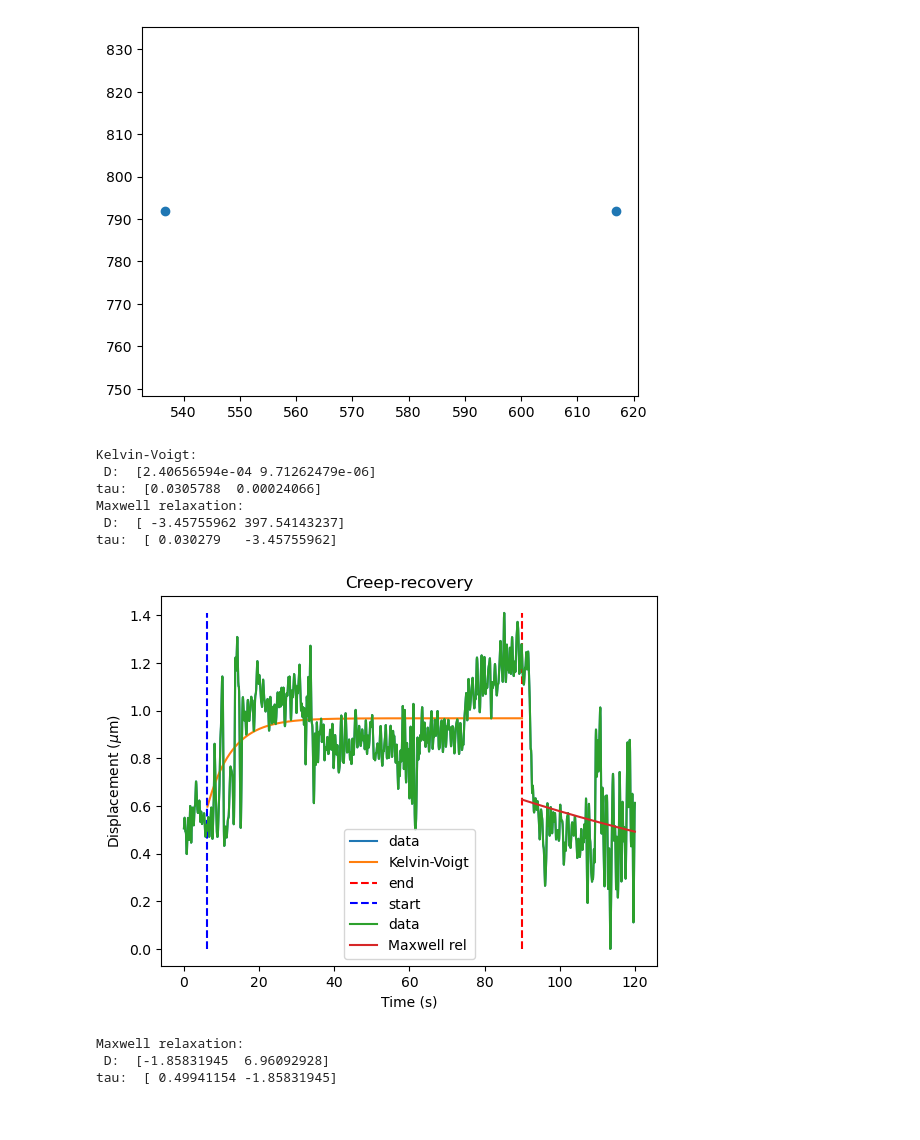
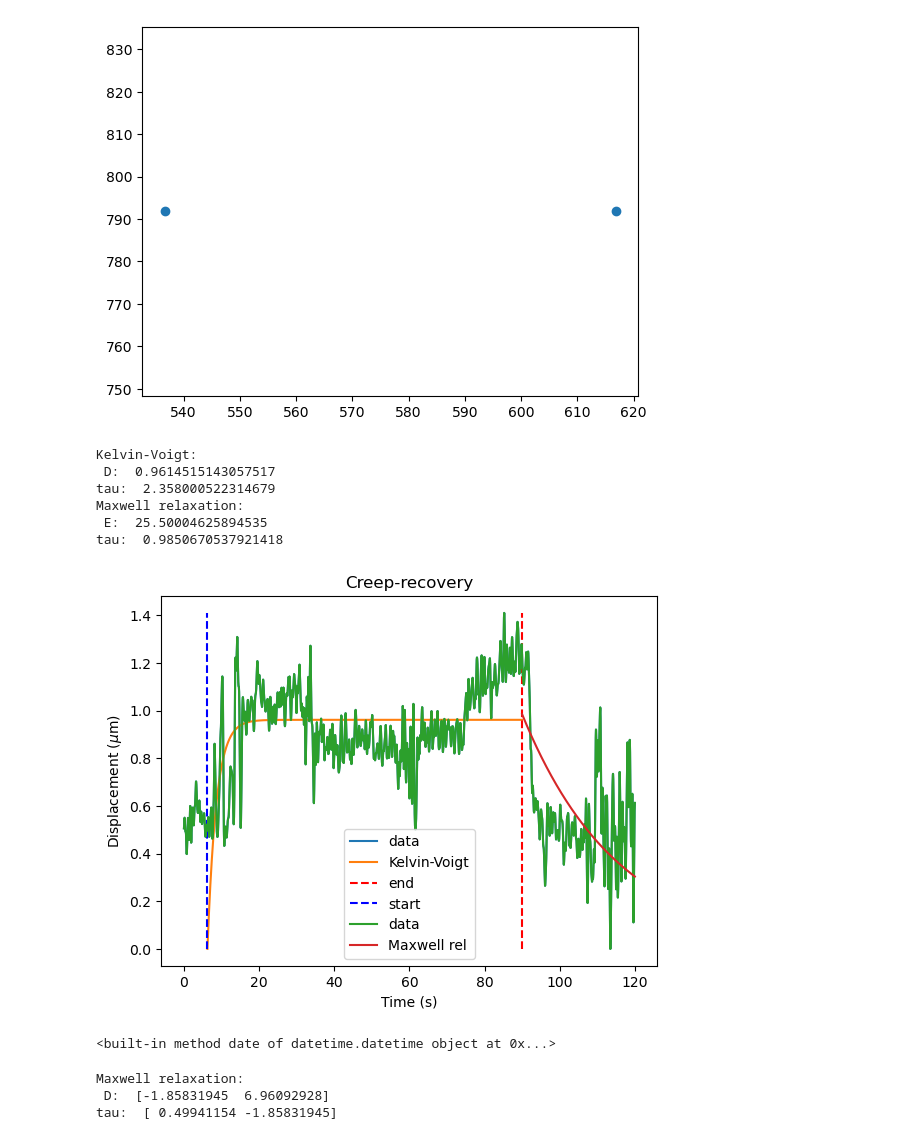
Before and after one commit to ArttuD/MicrorheologyProto, a Jupyter notebook: test.ipynb, the cells around one changed output. Drawn from its saved outputs; the diff is of its cells as text; code cells hidden in the pictures.

```diff
--- a/test.ipynb
+++ b/test.ipynb
@@ -95,46 +114,52 @@ start_creep = int(10000/100*5/rel)
 plt.plot(df_track["time"], df_track["distance"], label = "data")
 t_hat = np.arange(df_track["time"][start_creep:end_creep].min(),df_track["time"][start_creep:end_creep].max(), 0.001)
 
-p, p_ = curve_fit(kelvin, df_track["time"][start_creep:end_creep], df_track["distance"][start_creep:end_creep], method = "dogbox")
-plt.plot(t_hat, kelvin(t_hat,*p), label = "Kelvin-Voigt")
+p, p_ = curve_fit(kelvin, df_track["time"][start_creep:end_creep]-df_track["time"][start_creep:end_creep].values[0], df_track["distance"][start_creep:end_creep], method = "dogbox")
+plt.plot(t_hat, kelvin(t_hat-t_hat[0],*p), label = "Kelvin-Voigt")
 
-print("Kelvin-Voigt:\n D: ", p_[1], "\ntau: ", p_[0] )
+print("Kelvin-Voigt:\n D: ", p[1], "\ntau: ", p[0] )
 
 #p, p_ = curve_fit(maxwell, df_track["time"][start_creep:end_creep], df_track["distance"][start_creep:end_creep], method = "dogbox")
 #plt.plot(t_hat, maxwell(t_hat,*p), label = "Maxwell")
 
 #print("Maxwell:\n D: ", p_[1], "\ntau: ", p_[0] )
 
 plt.title("Creep-recovery")
 plt.xlabel("Time (s)")
 plt.ylabel(r"Displacement ($\mu$m)")
 
 plt.vlines(df_track["time"].max()*0.75, 0, df_track["distance"].max(), linestyles ="dashed", colors ="r", label = "end")
 plt.vlines(df_track["time"][start_creep], 0, df_track["distance"].max(), linestyles ="dashed", colors ="b", label = "start")
 
 start_rel = end_creep
+
 rel_x = df_track["distance"][start_rel:].values
 
 plt.plot(df_track["time"], df_track["distance"], label = "data")
 t_hat_rel = np.arange(df_track["time"][start_rel:].min(),df_track["time"][start_rel:].max(), 0.001)
+#t_hat_rel -= t_hat_rel[0]
 
-p, p_ = curve_fit(maxwell_rel, df_track["time"][start_rel:], df_track["distance"][start_rel:], bounds=([rel_x[0]*0.975,0], [rel_x[0]*1.05, 1e3]), maxfev = 10000)
-plt.plot(t_hat_rel, maxwell_rel(t_hat_rel,*p), label = "Maxwell rel")
-
-print("Maxwell relaxation:\n D: ", p_[1], "\ntau: ", p_[0] )
+p, p_ = curve_fit(maxwell_rel, df_track["time"][start_rel:] - df_track["time"][start_rel:].values[0], df_track["distance"][start_rel:], bounds=([rel_x[0]*0.8,0], [rel_x[0]*1.2, 1e3]), maxfev = 10000)
+plt.plot(t_hat_rel, maxwell_rel(t_hat_rel-t_hat_rel[0],*p), label = "Maxwell rel")
+print("Maxwell relaxation:\n E: ", p[1], "\ntau: ", p[0] )
 
 plt.legend()
 plt.show()
 
 #plt.plot(df_current["offset"])
 # %% [output]
 Kelvin-Voigt:
- D:  [2.40656594e-04 9.71262479e-06]
-tau:  [0.0305788  0.00024066]
+ D:  0.9614515143057517
+tau:  2.358000522314679
 Maxwell relaxation:
- D:  [ -3.45755962 397.54143237]
-tau:  [ 0.030279   -3.45755962]
+ E:  25.50004625894535
+tau:  0.9850670537921418
-[figure, old version]
+[figure, new version]
+# %%
+import datetime
+print(datetime.datetime.now().date)
+# %% [output]
+<built-in method date of datetime.datetime object at 0x...>
 # %%
 start_rel = end_creep
 
```
Also changed, not shown: parts of 7 cells of this notebook, 3 other files.
